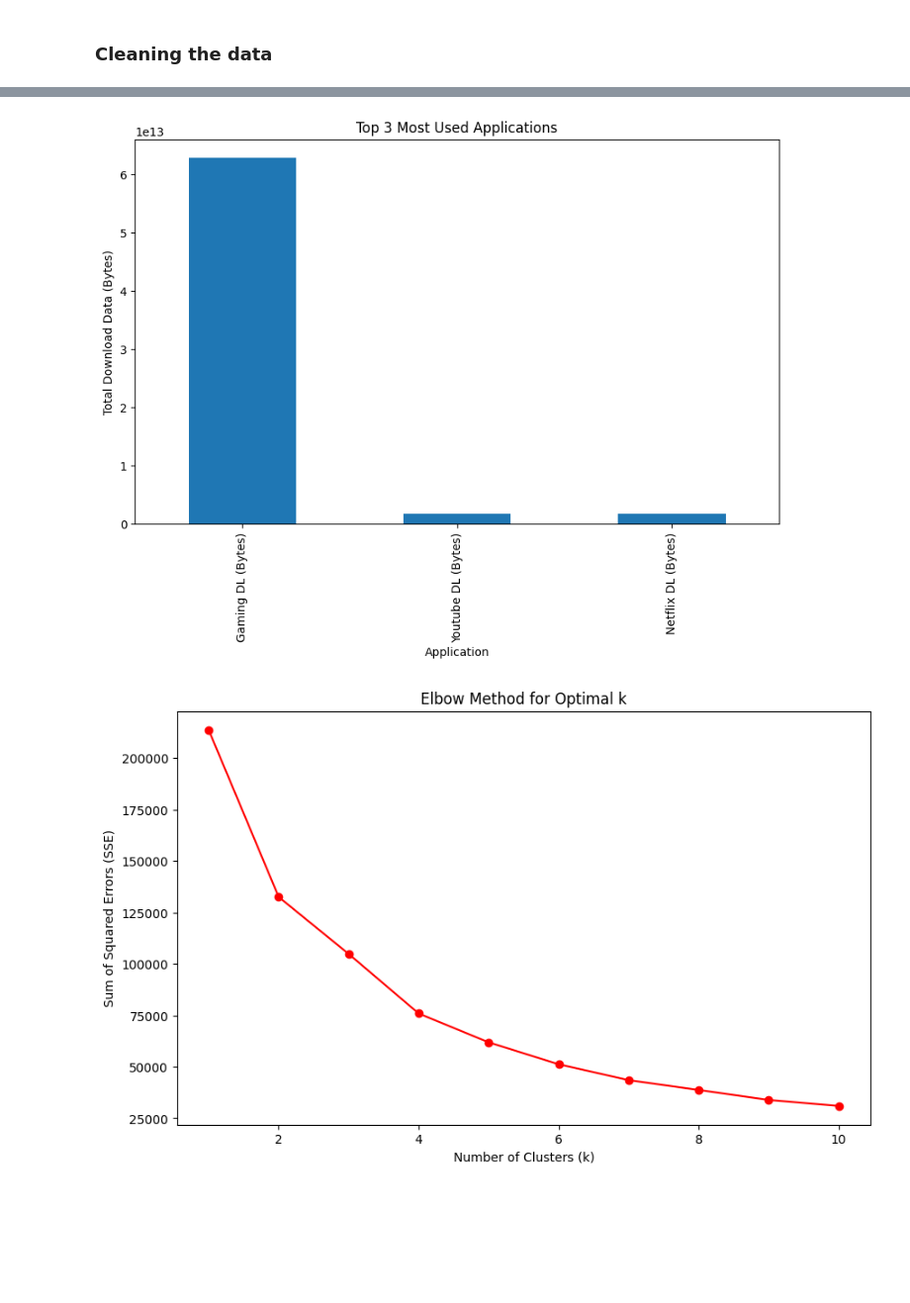
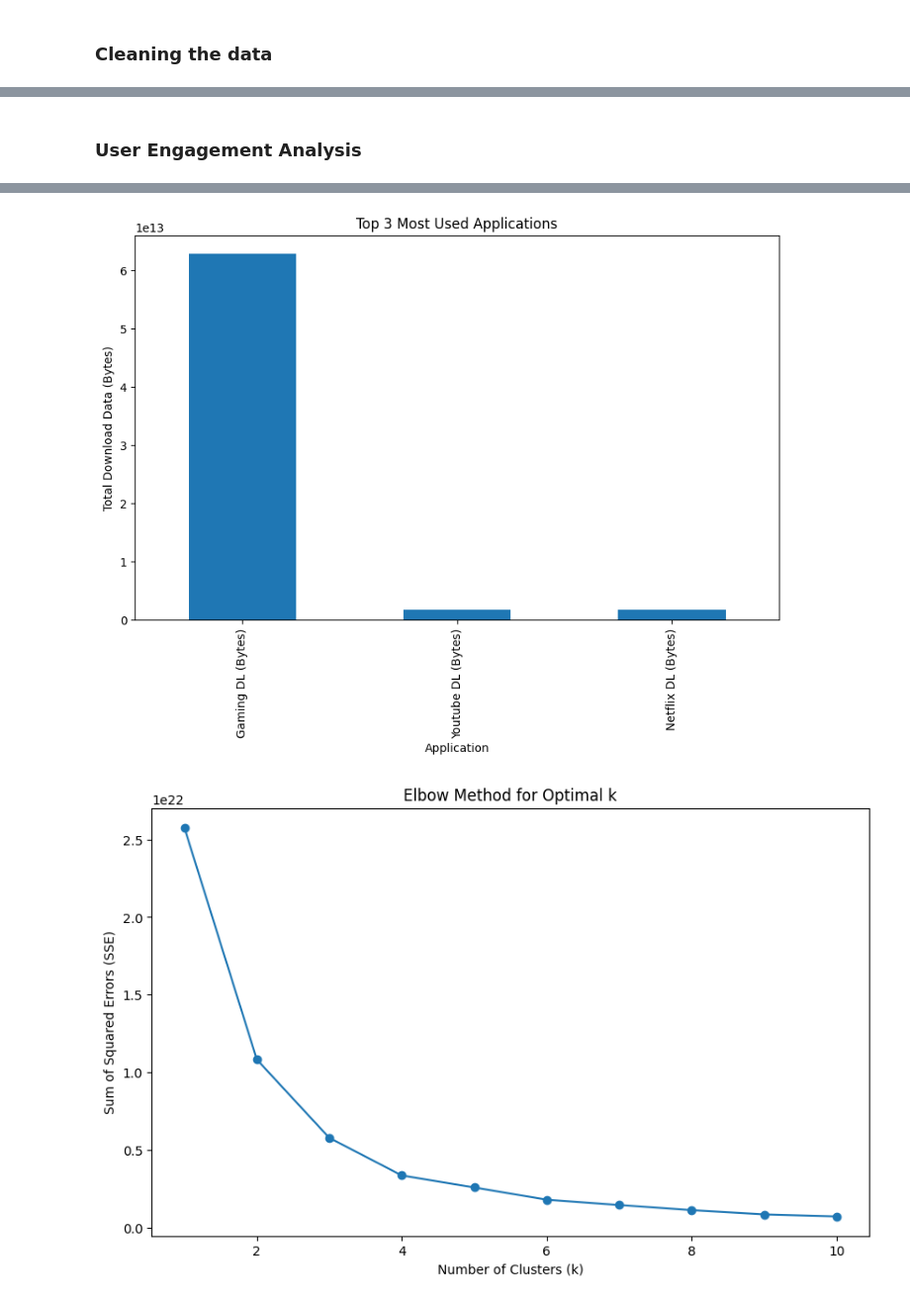
Before and after one commit to ElbetelTaye/Teleco_data_analysis, a Jupyter notebook: notebooks/Engagement_analysis.ipynb, the cells around one changed output, grey strips where cells are left out. Shown: that part at 99% size. Saved outputs shown, nothing was run; the diff lists cells and outputs as text; code cells hidden in the pictures; blank space fills up the shorter version.

```diff
--- a/notebooks/Engagement_analysis.ipynb
+++ b/notebooks/Engagement_analysis.ipynb
@@ -48,0 +9,7 @@ print(df.head())
+# %%
+
+query = "SELECT * FROM xdr_data;"  # Adjust the table name as needed
+df = fetch_data_from_db('telecom', 'postgres', '12345', 'localhost', query)
+
+
+display(df.head())
@@ -109,0 +26,4 @@ max      9.029696e+08   9.559848e+08
+# %%
+
+df = clean_and_transform_data(df)
+display(df.describe())
@@ -110,27 +59,19 @@ max      9.029696e+08   9.559848e+08
+# %% [markdown]
+### User Engagement Analysis
 # %%
-# Aggregate metrics per customer ID
-user_engagement = df.groupby('MSISDN/Number').agg({
-    'session_duration': 'sum',
-    'total_traffic': 'sum'
-}).reset_index()
+from sklearn.cluster import KMeans
+import matplotlib.pyplot as plt
+from IPython.display import display
 
-# Normalize the engagement metrics
-scaler = StandardScaler()
-scaled_engagement = scaler.fit_transform(user_engagement[['session_duration', 'total_traffic']])
+user_engagement = aggregate_user_engagement(df)
+user_engagement = perform_clustering(user_engagement, n_clusters=3)
 
-# Perform K-Means clustering
-kmeans = KMeans(n_clusters=3, random_state=0)
-user_engagement['cluster'] = kmeans.fit_predict(scaled_engagement)
+    # Print cluster summary
+cluster_summary = summarize_clusters(user_engagement)
+display(cluster_summary)
 
-# Compute and print metrics for each cluster
-cluster_summary = user_engagement.groupby('cluster').agg({
-    'session_duration': ['min', 'max', 'mean', 'sum'],
-    'total_traffic': ['min', 'max', 'mean', 'sum']
-})
 
-print(cluster_summary)
-
-# Plot the top 3 most used applications
+# Plot the top applications
 app_usage = df[['Youtube DL (Bytes)', 'Netflix DL (Bytes)', 'Gaming DL (Bytes)']].sum()
 top_apps = app_usage.nlargest(3)
 
@@ -141,15 +82,16 @@ plt.ylabel('Total Download Data (Bytes)')
 plt.xlabel('Application')
 plt.show()
 
-# Find the optimized value of k using the Elbow method
+# Perform the elbow method to find optimal k
+max_k=10
 sse = []
-for k in range(1, 11):
+for k in range(1, max_k + 1):
     kmeans = KMeans(n_clusters=k, random_state=0)
-    kmeans.fit(scaled_engagement)
+    kmeans.fit(user_engagement[['session_duration', 'total_traffic']].values)
     sse.append(kmeans.inertia_)
 
 plt.figure(figsize=(10, 6))
-plt.plot(range(1, 11), sse, marker='o', color ='red')
+plt.plot(range(1, max_k + 1), sse, marker='o')
 plt.title('Elbow Method for Optimal k')
 plt.xlabel('Number of Clusters (k)')
 plt.ylabel('Sum of Squared Errors (SSE)')
@@ -171,2 +106,2 @@ cluster
 [figure]
-[figure, old version]
+[figure, new version]
```
Also changed, not shown: parts of 6 cells of this notebook, 3 other files.
